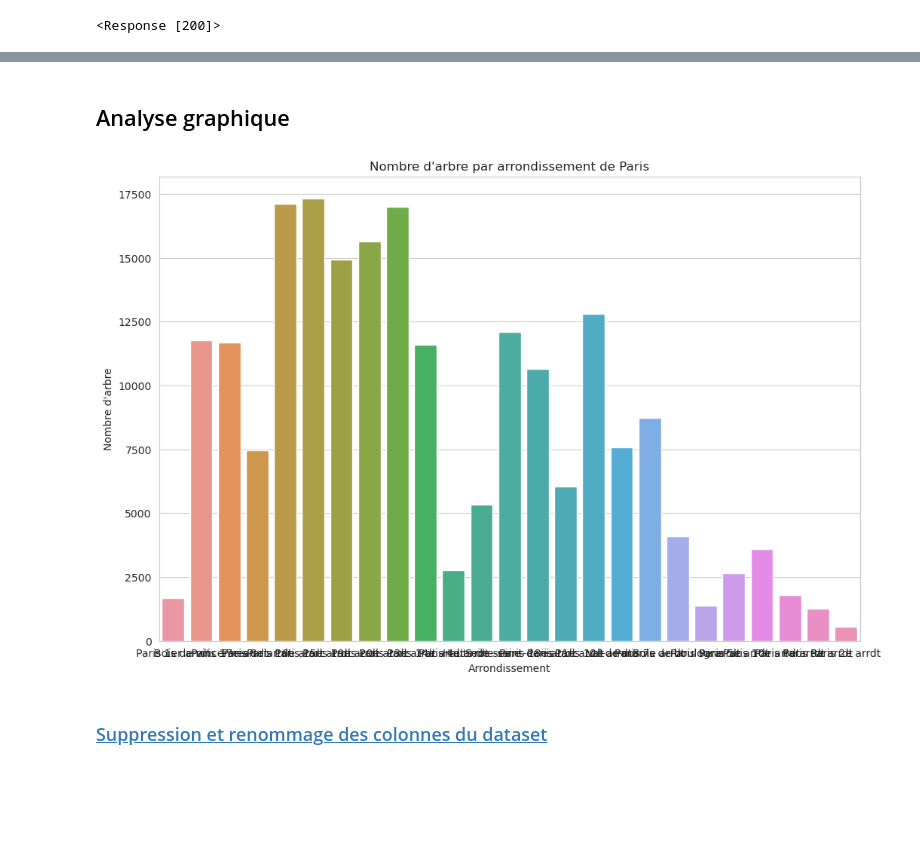
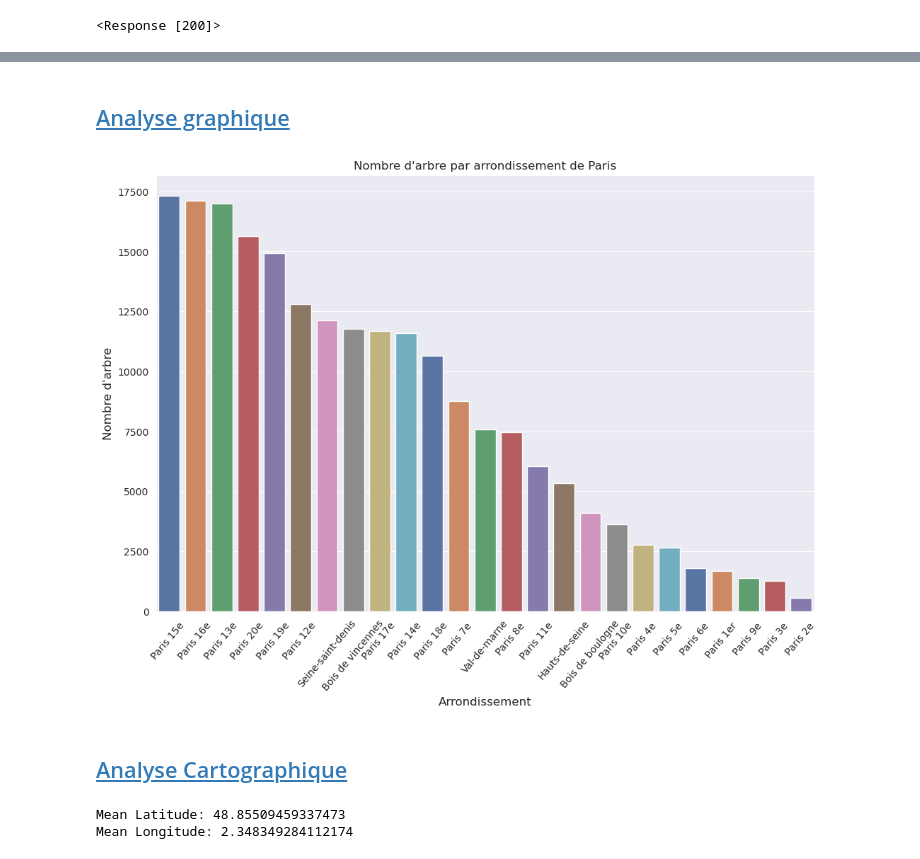
Before and after one commit to dimitri-feniou/-OP-Projet_1_arbre_paris, a Jupyter notebook: analyse_data.ipynb, the cells around one changed output, grey strips where cells are left out. Saved outputs shown, nothing was run; the diff lists cells and outputs as text; code cells hidden in the pictures; blank space fills up the shorter version.

```diff
--- a/analyse_data.ipynb
+++ b/analyse_data.ipynb
@@ -254,0 +301,11 @@ Name: _merge, dtype: int64
+# %%
+# Change column to lowercase
+df_arbre.columns = df_arbre.columns.str.lower()
+# change name of columns
+df_arbre = df_arbre.rename(columns = {'circonferenceencm':'circonference'})
+df_arbre = df_arbre.rename(columns = {'hauteurenm':'hauteur'})
+df_arbre = df_arbre.rename(columns = {'lieu / adresse':'adresse'})
+# Change column to capitalize values multiple columns with lambda function
+df_arbre[['arrondissement', 'adresse']] = df_arbre[['arrondissement', 'adresse']].astype(str).apply(lambda col: col.str.capitalize())
+# Remove a part of a string in column arrondissement
+df_arbre['arrondissement'] = df_arbre['arrondissement'].str.replace('arrdt', '')
@@ -255,20 +373,34 @@ Name: _merge, dtype: int64
 # %% [markdown]
-## Analyse graphique
+## <a id='toc1_3_'></a>[Analyse graphique](#toc0_)
-# %%
-# Change column to capitalize values
-df_arbre['arrondissement'] = df_arbre['arrondissement'].str.capitalize()
 # %%
 # Set theme
-sns.set_style('whitegrid')
-sns.color_palette("Set2")
+sns.set_style('darkgrid')
+palette = sns.color_palette("deep")
 # Set the figure size
 plt.figure(figsize=(12, 8))
-sns.countplot(x=df_arbre["arrondissement"])
-plt.xlabel('Arrondissement',fontsize=10)
-plt.ylabel("Nombre d'arbre")
+sns.countplot(x=df_arbre["arrondissement"],order=df_arbre["arrondissement"].value_counts().index,palette=palette)
+
+plt.xlabel('Arrondissement',fontsize=12)
+# Rotate x-axis labels vertically
+plt.xticks(rotation=50)
+plt.ylabel("Nombre d'arbre",fontsize=12)
+# Add title for the plot
 plt.title("Nombre d'arbre par arrondissement de Paris")
 plt.show()
 # %% [output]
-[figure, old version]
+[figure, new version]
 # %% [markdown]
-### <a id='toc1_3_'></a>[Suppression et renommage des colonnes du dataset](#toc0_)
+## <a id='toc1_4_'></a>[Analyse Cartographique](#toc0_)
+# %%
+df_arbre[['latitude', 'longitude']] = df_arbre['geo_point_2d'].str.split(',', expand=True).astype(float)
+
+# Calculate the mean of latitude and longitude
+mean_latitude = df_arbre['latitude'].mean()
+mean_longitude = df_arbre['longitude'].mean()
+
+# Print the mean values
+print("Mean Latitude:", mean_latitude)
+print("Mean Longitude:", mean_longitude)
+# %% [output]
+Mean Latitude: 48.85509459337473
+Mean Longitude: 2.348349284112174
```
Also changed, not shown: parts of 40 cells of this notebook.
